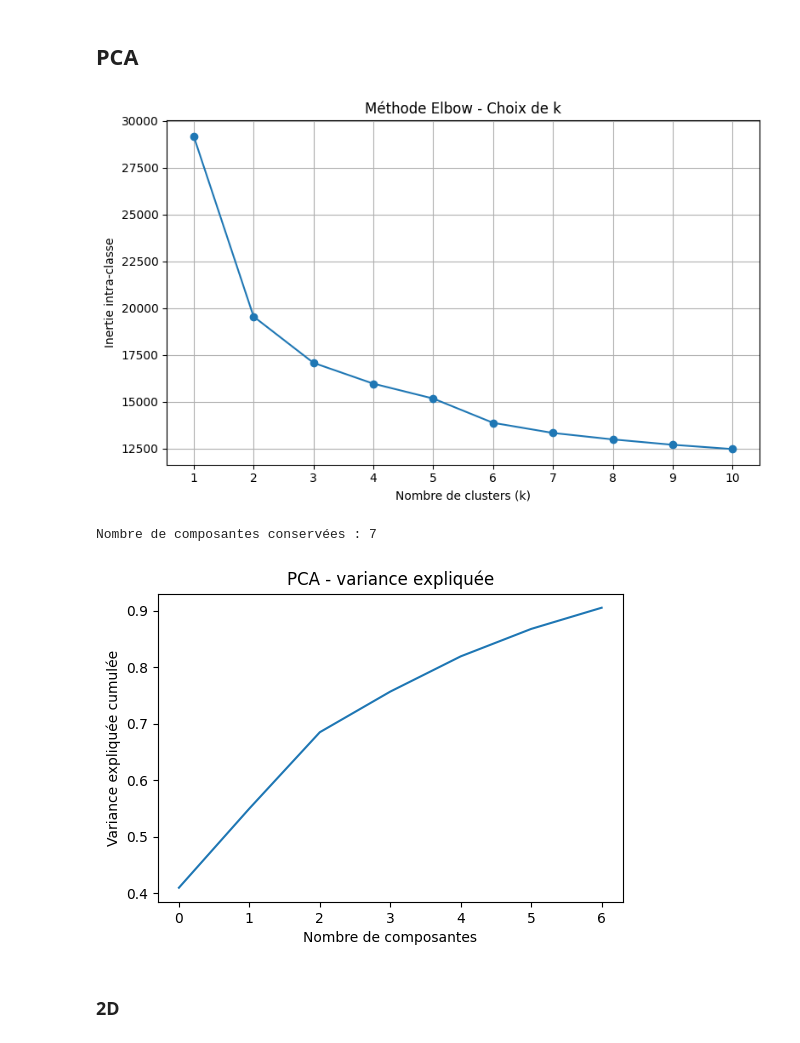
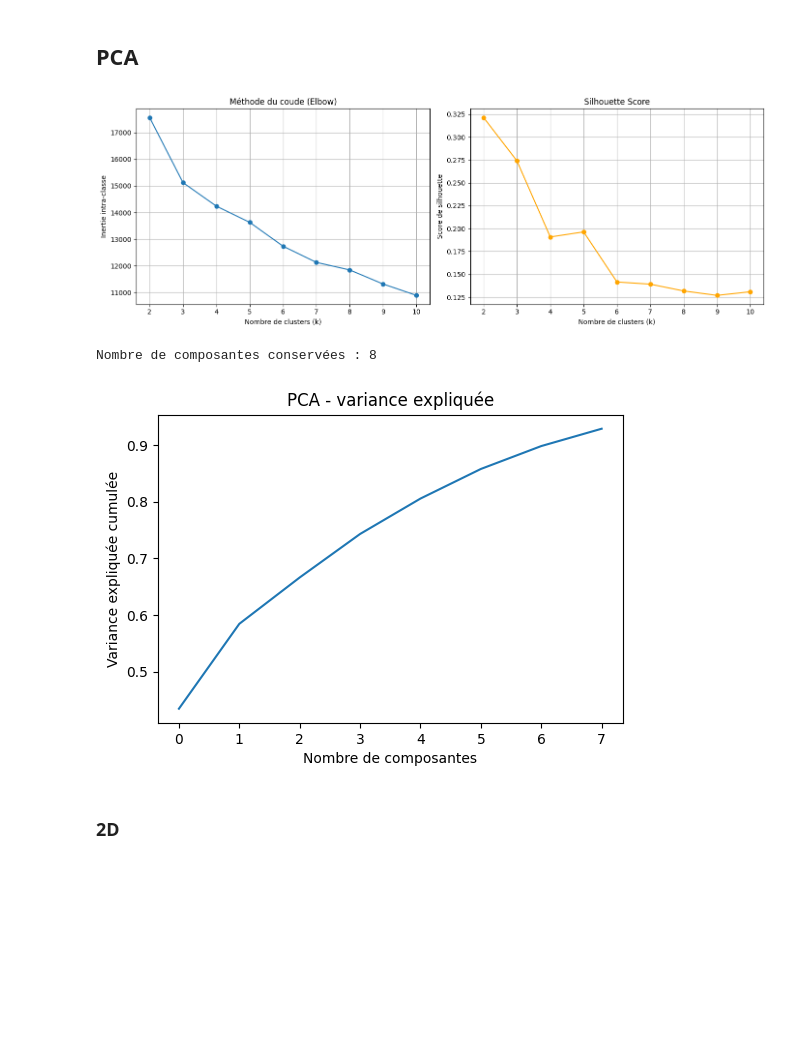
Before and after one commit to NovaStarmax/customer-personality-analysis, a Jupyter notebook: notebook/marketing_antoine.ipynb, the cells around one changed output. Saved outputs shown, nothing was run; the diff lists cells and outputs as text; code cells hidden in the pictures; blank space fills up the shorter version.

```diff
--- a/notebook/marketing_antoine.ipynb
+++ b/notebook/marketing_antoine.ipynb
@@ -140,6 +140,7 @@ Faire une corrélation de Pearson puis faire un CAH pour faire du feature engene
 # %%
 df_num = pd.DataFrame(extract_x_continuous)
 df_num['Age'] = 2024 - df_num['Year_Birth']
+df_num.drop(columns='Year_Birth', inplace=True)
 
 purchase_cols = ['NumWebPurchases', 'NumCatalogPurchases',
                 'NumStorePurchases', 'NumDealsPurchases']
@@ -176,23 +177,34 @@ X_scaled = scaler.fit_transform(df_num)
 X_scaled_df = pd.DataFrame(X_scaled, columns=df_num.columns, index=df_num.index)
 # %%
 inertias = []
-k_range = range(1, 11)
+silhouettes = []
+k_range = range(2, 11)
 
 for k in k_range:
     model = KMeans(n_clusters=k, random_state=42)
-    model.fit(X_scaled_df)
+    labels = model.fit_predict(X_scaled_df)
     inertias.append(model.inertia_)
+    silhouettes.append(silhouette_score(X_scaled_df, labels))
 
-# Affichage du coude
-plt.figure(figsize=(8, 5))
-plt.plot(k_range, inertias, marker='o')
-plt.title("Méthode Elbow - Choix de k")
-plt.xlabel("Nombre de clusters (k)")
-plt.ylabel("Inertie intra-classe")
-plt.xticks(k_range)
-plt.grid(True)
+# Affichage combiné
+fig, ax = plt.subplots(1, 2, figsize=(14, 5))
+
+# Elbow
+ax[0].plot(k_range, inertias, marker='o')
+ax[0].set_title("Méthode du coude (Elbow)")
+ax[0].set_xlabel("Nombre de clusters (k)")
+ax[0].set_ylabel("Inertie intra-classe")
+ax[0].grid(True)
+
+# Silhouette
+ax[1].plot(k_range, silhouettes, marker='o', color='orange')
+ax[1].set_title("Silhouette Score")
+ax[1].set_xlabel("Nombre de clusters (k)")
+ax[1].set_ylabel("Score de silhouette")
+ax[1].grid(True)
+
 plt.tight_layout()
 plt.show()
 # %% [output]
-[figure, old version]
+[figure, new version]
 # %%
@@ -203,7 +216,7 @@ pca = PCA(n_components=0.9)
 reduced_data = pca.fit_transform(X_scaled_df)
 print('Nombre de composantes conservées :', pca.n_components_)
 # %% [output]
-Nombre de composantes conservées : 7
+Nombre de composantes conservées : 8
 # %%
 plt.figure(figsize=(6,4))
 plt.plot(np.cumsum(pca.explained_variance_ratio_))
@@ -212,7 +225,7 @@ plt.ylabel('Variance expliquée cumulée')
 plt.title('PCA - variance expliquée')
 plt.show()
 # %% [output]
-[figure, old version]
+[figure, new version]
 # %% [markdown]
 ### 2D
 # %%
```
Also changed, not shown: parts of 13 cells of this notebook.
